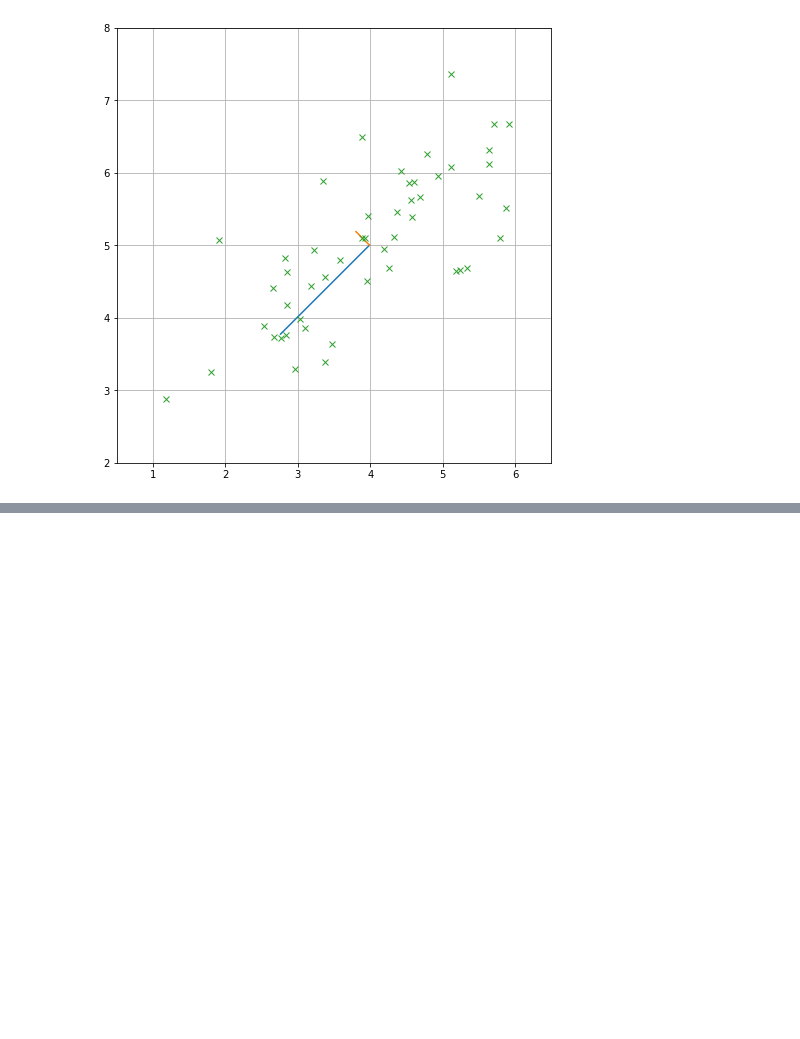
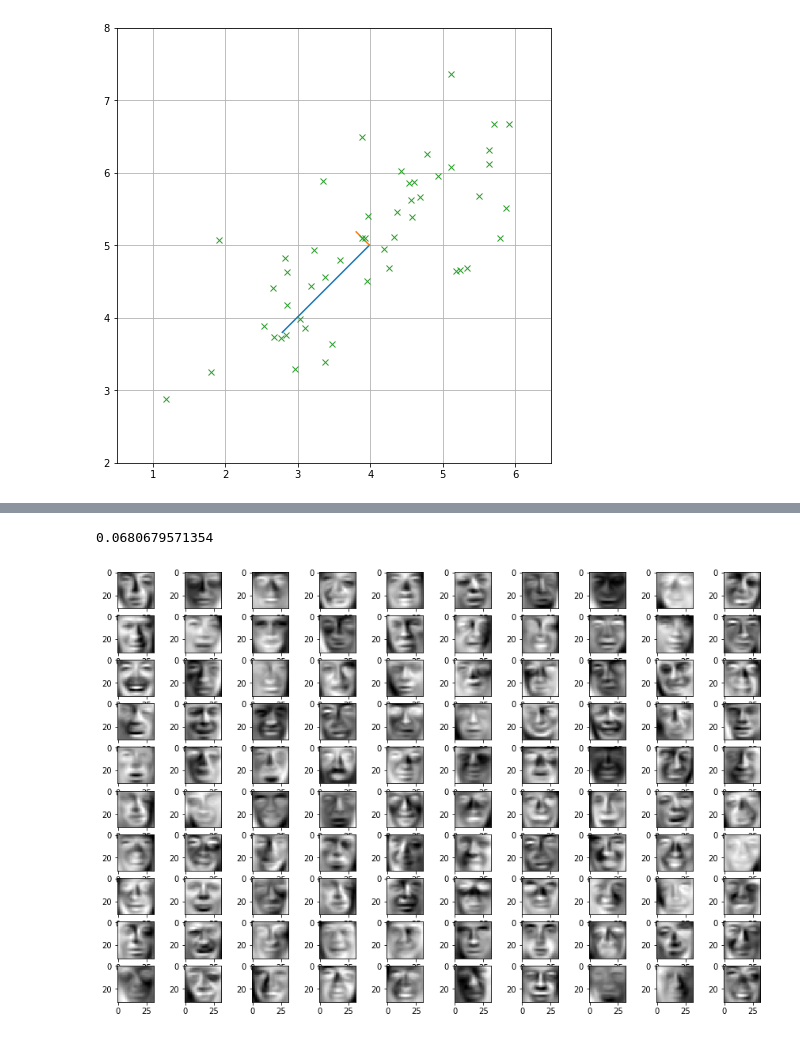
Before and after one commit to frolovconst/PyLearning, a Jupyter notebook: ang/Week8/ex7.ipynb, the cells around one changed output, grey strips where cells are left out. Saved outputs shown, nothing was run; the diff lists cells and outputs as text; code cells hidden in the pictures; blank space fills up the shorter version.

```diff
--- a/ang/Week8/ex7.ipynb
+++ b/ang/Week8/ex7.ipynb
@@ -215,0 +247,27 @@ plt.show()
+# %%
+m = X.shape[0]
+X_sc = (X-X.mean(axis=0))/np.sqrt(((X-X.mean(axis=0))**2).mean(axis=0)*m/(m-1))
+mu = X.mean(axis=0)
+# %%
+sgma = X_sc.T.dot(X_sc)/m
+# %%
+U,S,V = sla.svd(sgma)
+# %%
+K=100
+Z = projectData(X_sc, U, K)
+Xrec = recoverData(Z, U, K)
+# %%
+varLost = ((X_sc-Xrec)**2).sum()/(X_sc**2).sum()
+print(varLost)
+# %% [output]
+0.0680679571354
+# %%
+cols,rows = 10,10
+indicies = np.random.choice(np.arange(X.shape[0]), cols*rows)
+fig,ax = plt.subplots(rows,cols,figsize=[15,10])
+
+for i in range(rows):
+    for j in range(cols):
+        ax[i,j].imshow(scipy.misc.toimage(Xrec[indicies[i*cols+j]].reshape(32,32).T), cmap='gray')
+# %% [output]
+[figure, added]
```
Also changed, not shown: parts of 33 cells of this notebook, 1 other file.
